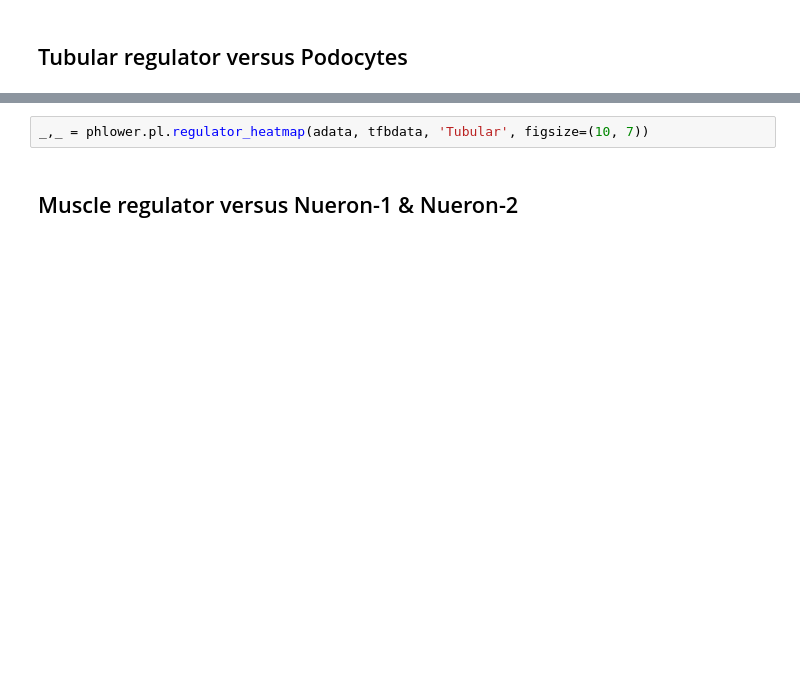
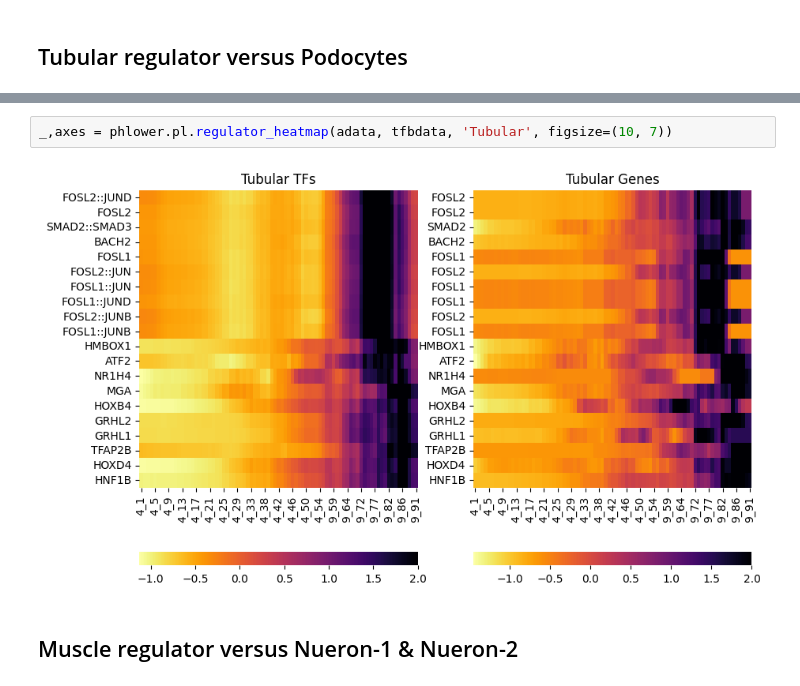
Before and after one commit to CostaLab/phlower, a Jupyter notebook: docs/source/notebooks/kidney_single_branch_regulators.ipynb, the cells around one changed output, grey strips where cells are left out. Drawn from its saved outputs; the diff is of its cells as text; blank space fills up the shorter version.

```diff
--- a/docs/source/notebooks/kidney_single_branch_regulators.ipynb
+++ b/docs/source/notebooks/kidney_single_branch_regulators.ipynb
@@ -95,5 +84,7 @@ phlower.pl.regulator_dot_correlation(tfbdata, 'Tubular', ax=ax)
 # %%
-_,_ = phlower.pl.regulator_heatmap(adata, tfbdata, 'Tubular', figsize=(10, 7))
+_,axes = phlower.pl.regulator_heatmap(adata, tfbdata, 'Tubular', figsize=(10, 7))
+# %% [output]
+[figure, added]
 # %% [markdown]
 ## Muscle regulator versus Nueron-1 & Nueron-2
 # %%
```
Also changed, not shown: parts of 12 cells of this notebook.
